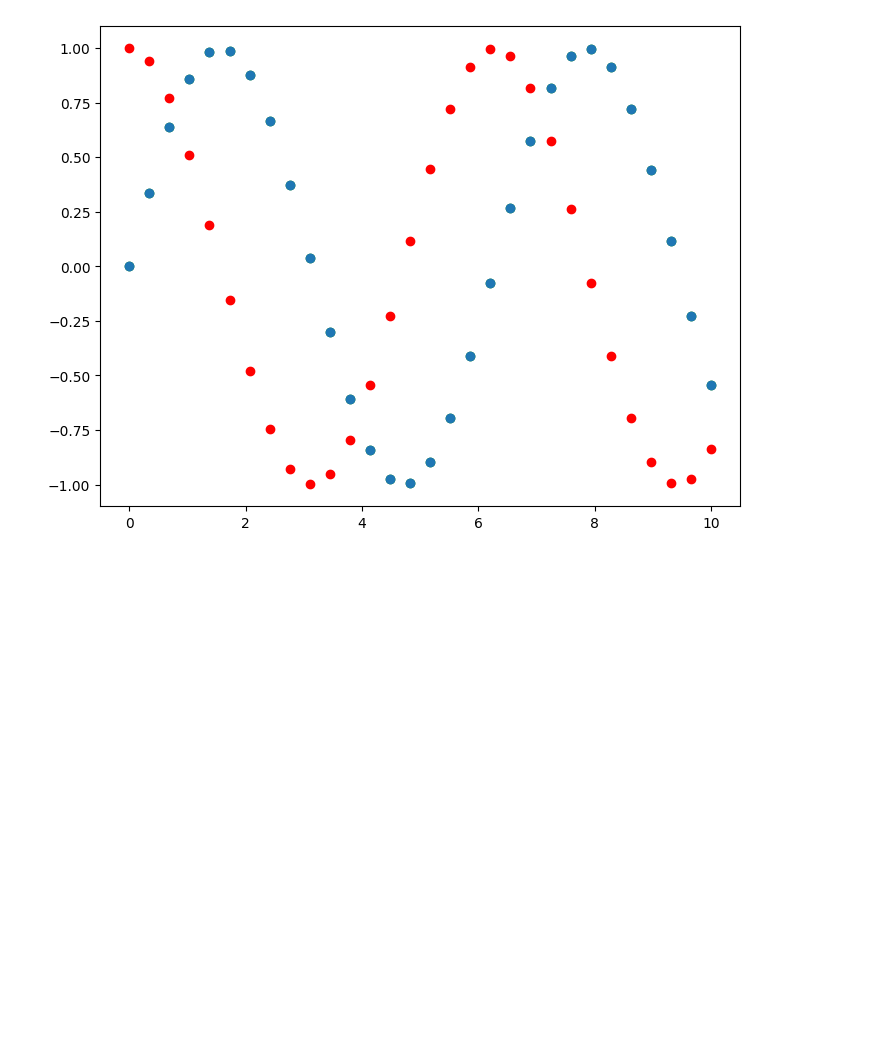
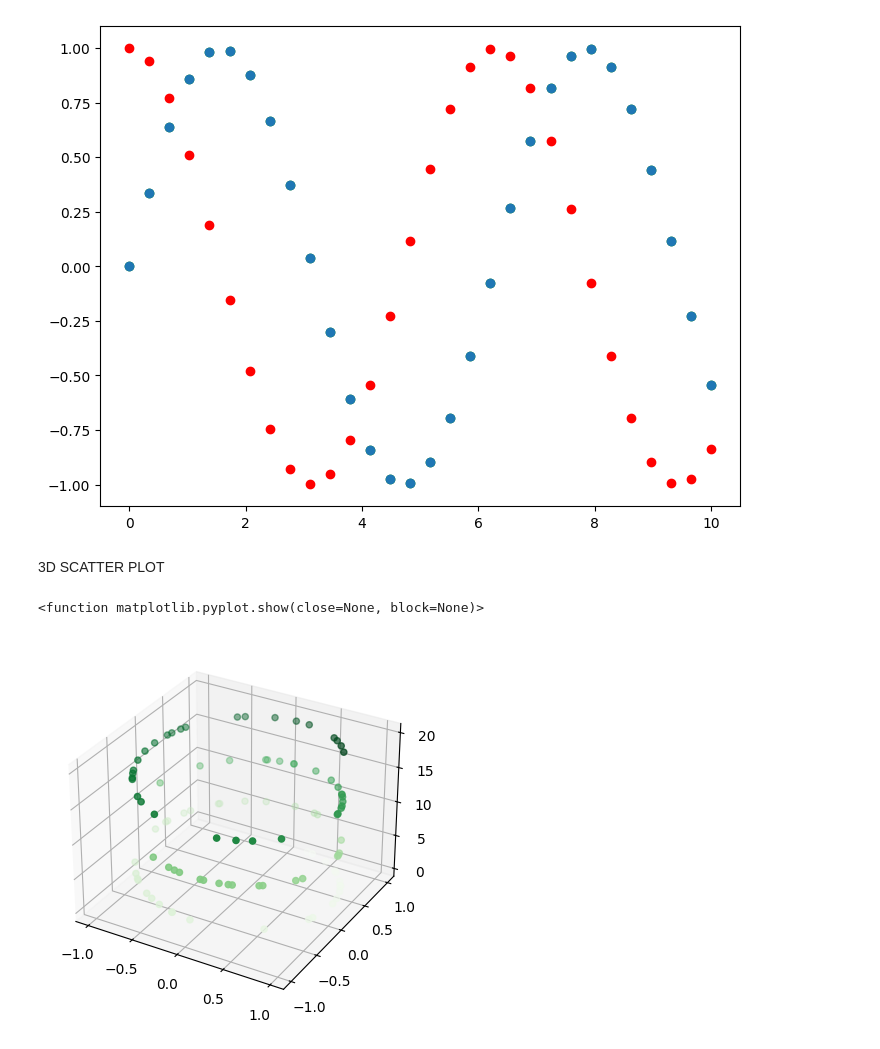
Before and after one commit to hansikachaudhary/-various-operations-on-an-array-through-a-simple-web-interface., a Jupyter notebook: matplotlib.ipynb, the cells around one changed output. Cells and saved outputs as stored; diff of their text form; code cells hidden in the pictures; blank space fills up the shorter version.

```diff
--- a/matplotlib.ipynb
+++ b/matplotlib.ipynb
@@ -174,3 +174,16 @@ plt.scatter(x,y)
 plt.show()
 # %% [output]
 [figure]
+# %% [markdown]
+3D SCATTER PLOT
+# %%
+fig3=plt.figure()
+ax=plt.axes(projection='3d')
+z=20*np.random.random(100)
+x=np.sin(z)
+y=np.cos(z)
+ax.scatter(x,y,z,c=z,cmap='Greens')
+plt.show
+# %% [output]
+<function matplotlib.pyplot.show(close=None, block=None)>
+[figure, added]
```
